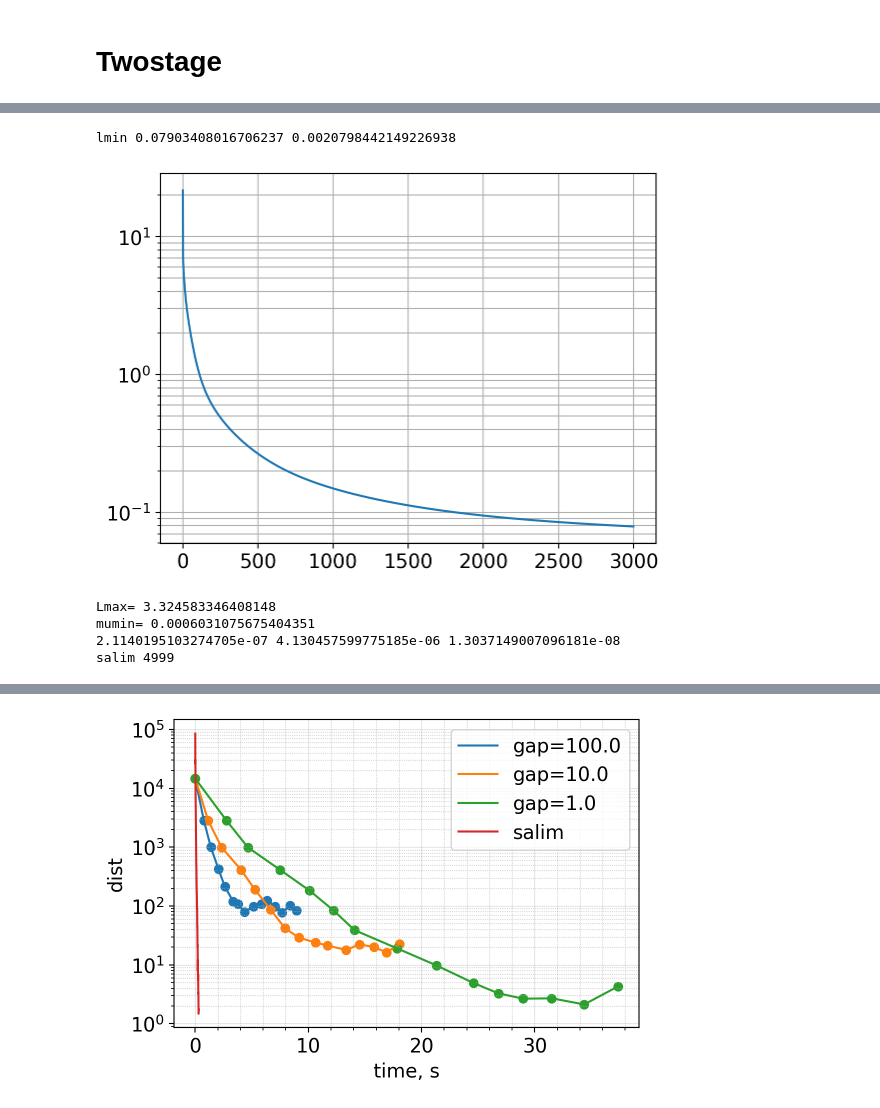
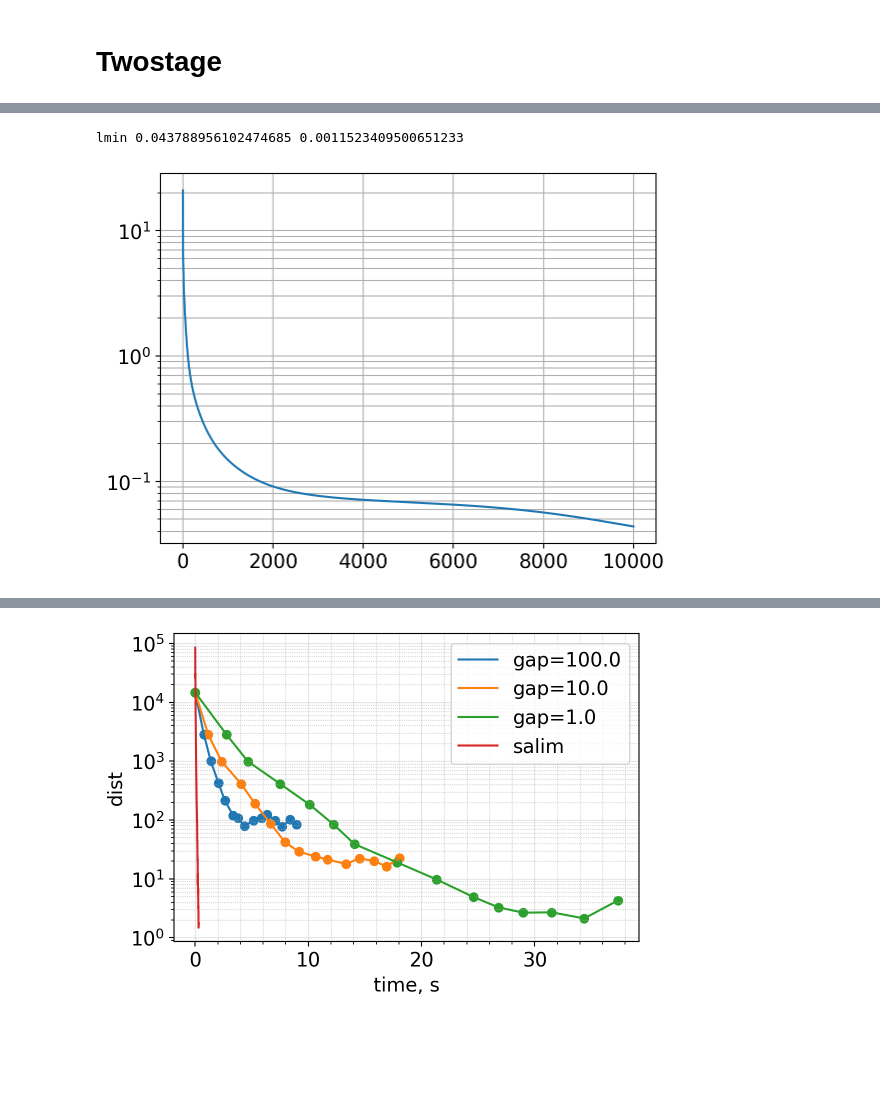
Before and after one commit to niquepolice/mmo_tm, a Jupyter notebook: all_models.ipynb, the cells around one changed output, grey strips where cells are left out. Saved outputs shown, nothing was run; the diff lists cells and outputs as text; code cells hidden in the pictures; blank space fills up the shorter version.

```diff
--- a/all_models.ipynb
+++ b/all_models.ipynb
@@ -143,21 +145,21 @@ lmax 115.53721244664987 3.0404529591223652
 # %%
 # in Im M^T = (Ker M)^\bot
 h = MT(np.random.random(oracle.Amul(hf).shape), np.random.random(oracle.Kmul(hd).shape))
 lmins = []
-for i in tqdm(range(3000)):
+for i in tqdm(range(10000)):
     h /= np.linalg.norm(h)
     h = lmax * h - MTM(h)
     lmin = lmax - np.linalg.norm(h)
     lmins.append(lmin)
 
 print("lmin", lmin, lmin / l.size)
 
 plt.plot(lmins)
 plt.grid(which="both")
 plt.yscale("log")
 # %% [output]
-lmin 0.07903408016706237 0.0020798442149226938
+lmin 0.043788956102474685 0.0011523409500651233
-[figure, old version]
+[figure, new version]
 # %%
 # for Sioux-Falls
 comment = "3FW in cyclic"
@@ -187,16 +189,3 @@ experiment = {
     },
 }
 data = experiment["data"]
-# %%
-output = combined_salim(admm_oracle, **experiment["salim_kwargs"],
-                        iters=experiment["salim_exact_iters"],
-                        plot_convergence=False)
-corrs_best, flows_best, yK_s, yAB_s, dists_s, times_s, pri_res, opt = output
-flows_e_best = flows_best.sum(axis=1)
-
-data["salim_exact_times"], data["salim_exact_cons"], data["salim_exact_opt"] = times_s, pri_res, opt
-# %% [output]
-Lmax= 3.324583346408148
-mumin= 0.0006031075675404351
-2.1140195103274705e-07 4.130457599775185e-06 1.3037149007096181e-08
-salim 4999
```
Also changed, not shown: parts of 11 cells of this notebook, 1 other file.
